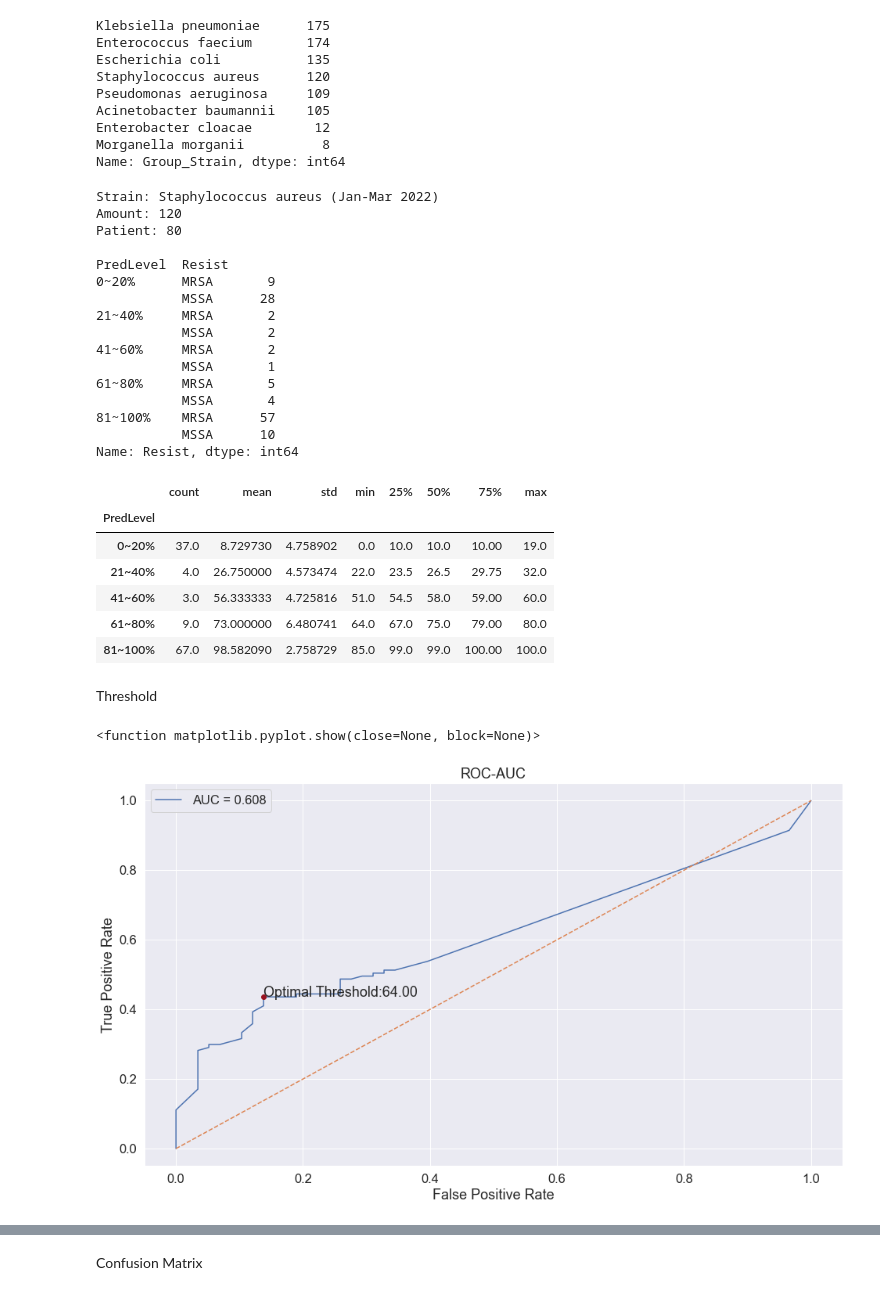
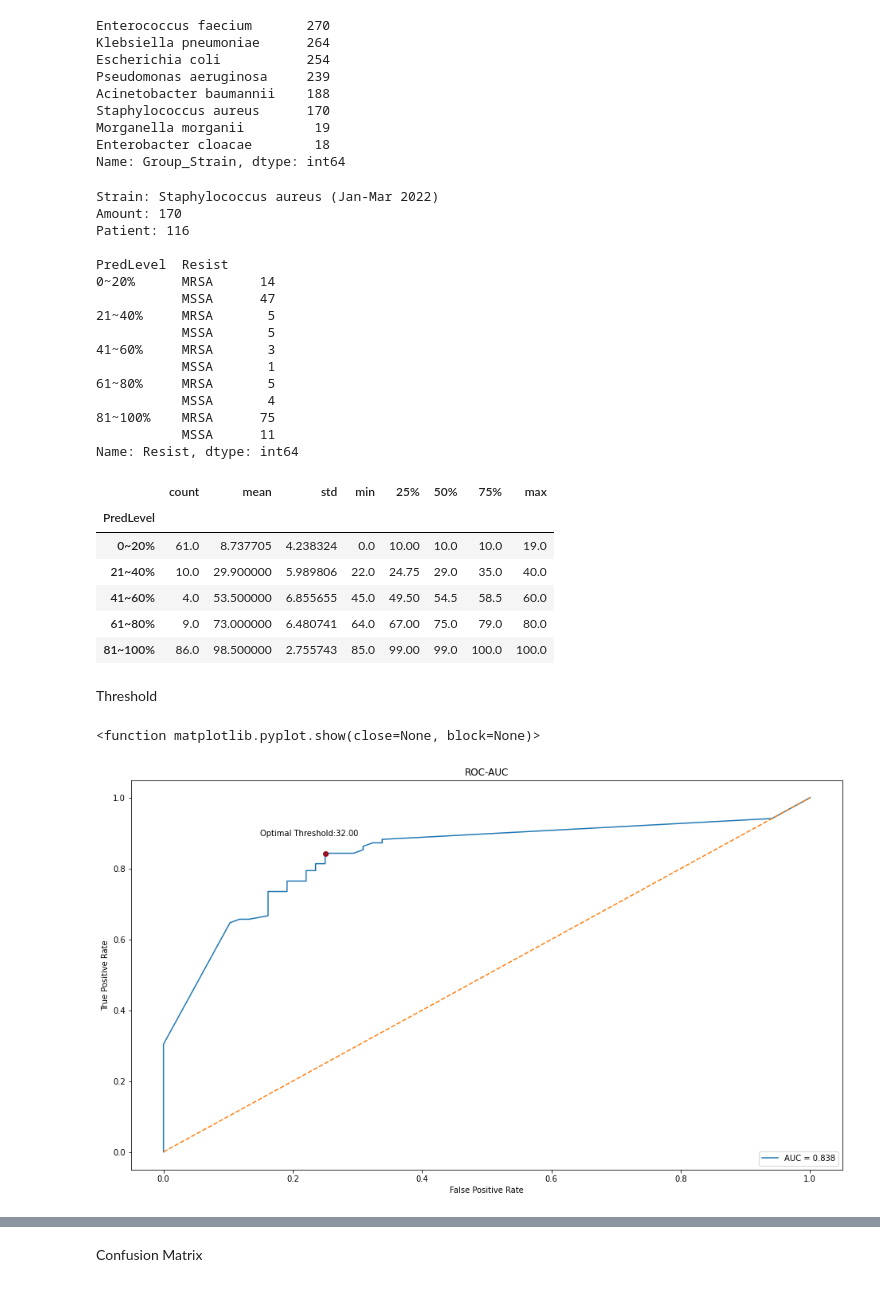
Before and after one commit to ChunWeiPeng/CMUH, a Jupyter notebook: CDSS_SA.ipynb, the cells around one changed output, grey strips where cells are left out. Saved outputs shown, nothing was run; the diff lists cells and outputs as text; code cells hidden in the pictures.

```diff
--- a/CDSS_SA.ipynb
+++ b/CDSS_SA.ipynb
@@ -26,7 +26,7 @@ def ROC(label, y_prob):
     return fpr, tpr, roc_auc, optimal_th, optimal_point
 # %%
 # Data Loading
-f = r'C:\Users\User\VSCode\CDSS\output\CDSS_report_mdro_info.xlsx'
+f = r'C:\Users\User\VSCODE\CDSS\source\Clean\CDSS_0628.xlsx'
 
 CDSS = pd.read_excel(f, dtype={'病歷號碼':'str'})
 # m = CDSS[CDSS.openTime==CDSS.minTime]
@@ -49,14 +49,14 @@ CDSS['TH60'] = np.where(CDSS['PredValue']>=60, True, False)
 # %%
 CDSS.Group_Strain.value_counts()
 # %% [output]
-Klebsiella pneumoniae      175
-Enterococcus faecium       174
-Escherichia coli           135
-Staphylococcus aureus      120
-Pseudomonas aeruginosa     109
-Acinetobacter baumannii    105
-Enterobacter cloacae        12
-Morganella morganii          8
+Enterococcus faecium       270
+Klebsiella pneumoniae      264
+Escherichia coli           254
+Pseudomonas aeruginosa     239
+Acinetobacter baumannii    188
+Staphylococcus aureus      170
+Morganella morganii         19
+Enterobacter cloacae        18
 Name: Group_Strain, dtype: int64
 # %%
 # Strain
@@ -104,28 +104,28 @@ print(SA.groupby('PredLevel')['Resist'].value_counts().sort_index())
 SA.groupby('PredLevel')['PredValue'].describe()
 # %% [output]
 Strain: Staphylococcus aureus (Jan-Mar 2022)
-Amount: 120
-Patient: 80
+Amount: 170
+Patient: 116
 
 PredLevel  Resist
-0~20%      MRSA       9
-           MSSA      28
-21~40%     MRSA       2
-           MSSA       2
-41~60%     MRSA       2
+0~20%      MRSA      14
+           MSSA      47
+21~40%     MRSA       5
+           MSSA       5
+41~60%     MRSA       3
            MSSA       1
 61~80%     MRSA       5
            MSSA       4
-81~100%    MRSA      57
-           MSSA      10
+81~100%    MRSA      75
+           MSSA      11
 Name: Resist, dtype: int64
 |  | count | mean | std | min | 25% | 50% | 75% | max |
 | PredLevel |  |  |  |  |  |  |  |  |
-| 0~20% | 37.0 | 8.729730 | 4.758902 | 0.0 | 10.0 | 10.0 | 10.00 | 19.0 |
-| 21~40% | 4.0 | 26.750000 | 4.573474 | 22.0 | 23.5 | 26.5 | 29.75 | 32.0 |
-| 41~60% | 3.0 | 56.333333 | 4.725816 | 51.0 | 54.5 | 58.0 | 59.00 | 60.0 |
-| 61~80% | 9.0 | 73.000000 | 6.480741 | 64.0 | 67.0 | 75.0 | 79.00 | 80.0 |
-| 81~100% | 67.0 | 98.582090 | 2.758729 | 85.0 | 99.0 | 99.0 | 100.00 | 100.0 |
+| 0~20% | 61.0 | 8.737705 | 4.238324 | 0.0 | 10.00 | 10.0 | 10.0 | 19.0 |
+| 21~40% | 10.0 | 29.900000 | 5.989806 | 22.0 | 24.75 | 29.0 | 35.0 | 40.0 |
+| 41~60% | 4.0 | 53.500000 | 6.855655 | 45.0 | 49.50 | 54.5 | 58.5 | 60.0 |
+| 61~80% | 9.0 | 73.000000 | 6.480741 | 64.0 | 67.00 | 75.0 | 79.0 | 80.0 |
+| 81~100% | 86.0 | 98.500000 | 2.755743 | 85.0 | 99.00 | 99.0 | 100.0 | 100.0 |
 # %%
 SA['TH85'] = np.where(SA['PredValue']>=85, True, False)
 # %%
@@ -135,19 +135,19 @@ Threshold
 # %%
 # Create the ROC curve
 # fpr, tpr, thresholds = roc_curve(SA['Resist_bool'], SA.PredValue)
 
-fpr, tpr, roc_auc, optimal_th, optimal_point = ROC(KP['Resist_bool'], KP.PredValue)
+fpr, tpr, roc_auc, optimal_th, optimal_point = ROC(SA['Resist_bool'], SA.PredValue)
 
 plt.figure(figsize=(16, 9))
 plt.plot(fpr, tpr, label=f"AUC = {roc_auc:.3f}")
 plt.plot([0, 1], [0, 1], linestyle="--")
 plt.plot(optimal_point[0], optimal_point[1], marker="o", color="#981220")
-plt.text(optimal_point[0], optimal_point[1], f'Optimal Threshold:{optimal_th:.2f}')
+plt.text(optimal_point[0]-0.1, optimal_point[1]+0.05, f'Optimal Threshold:{optimal_th:.2f}')
 plt.title("ROC-AUC")
 plt.xlabel("False Positive Rate")
 plt.ylabel("True Positive Rate")
-plt.legend()
+plt.legend(loc='lower right')
 plt.show
 # %% [output]
 <function matplotlib.pyplot.show(close=None, block=None)>
-[figure, old version]
+[figure, new version]
```
Also changed, not shown: parts of 9 cells of this notebook, 7 other files.
